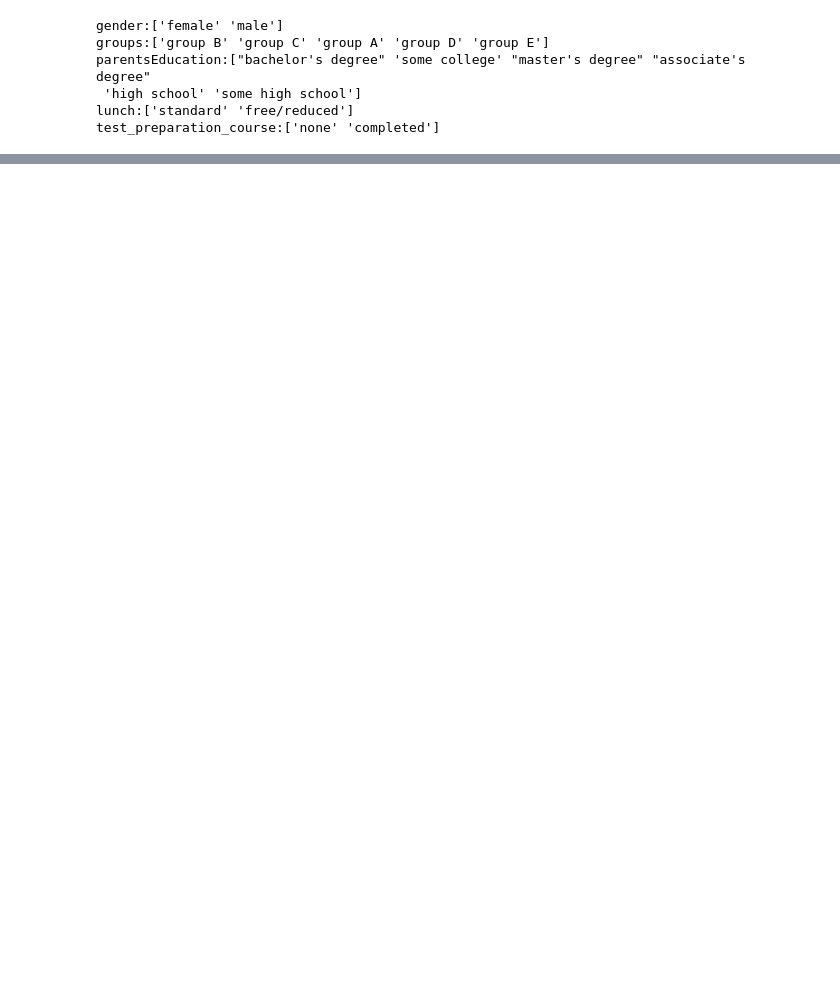
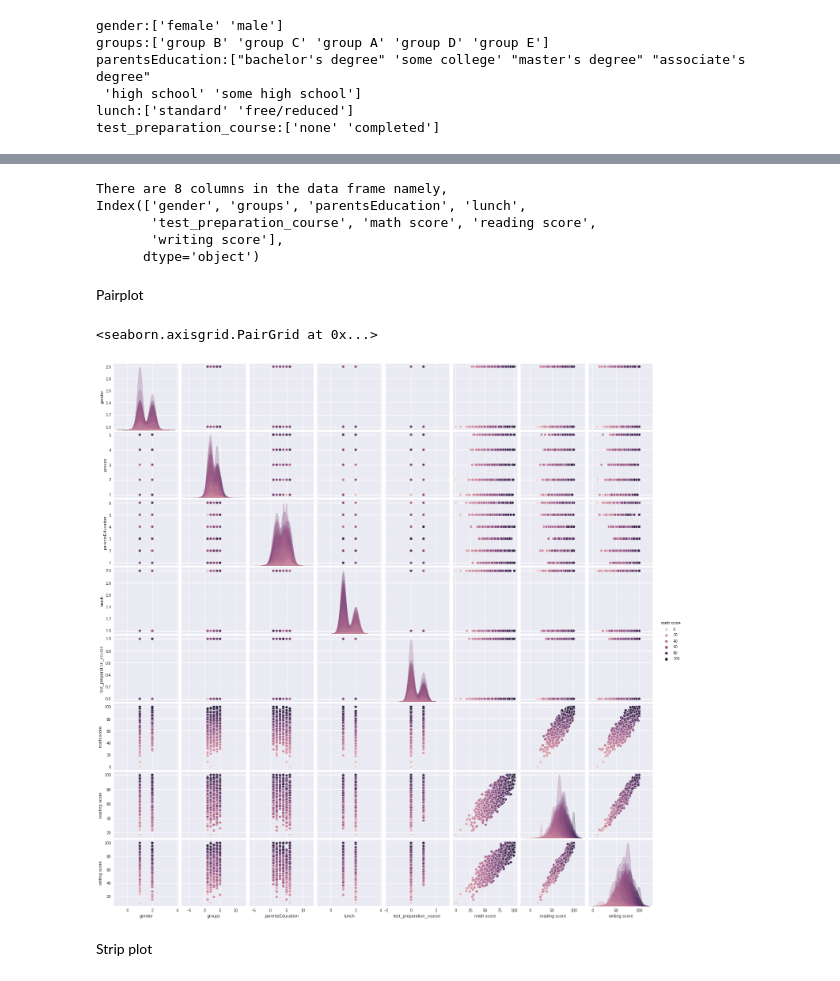
Before and after one commit to sejallotliker/MLnow_2.0, a Jupyter notebook: ML_EDA_Students_performance_in_exam.ipynb, the cells around one changed output, grey strips where cells are left out. Drawn from its saved outputs; the diff is of its cells as text; code cells hidden in the pictures; blank space fills up the shorter version.

Commit message:
Pairploting done

```diff
--- a/ML_EDA_Students_performance_in_exam.ipynb
+++ b/ML_EDA_Students_performance_in_exam.ipynb
@@ -57,0 +62,7 @@ test_preparation_course:['none' 'completed']
+# %%
+my_data['gender']=my_data['gender'].apply({'female':1, 'male':2}.get)
+my_data['groups']=my_data['groups'].apply({'group B':1, 'group C':2, 'group A':3, 'group D':4, 'group E':5}.get)
+my_data['parentsEducation']=my_data['parentsEducation'].apply({"bachelor's degree":1, 'some college':2, "master's degree":3 ,"associate's degree":4,
+ 'high school':5, 'some high school':6}.get)
+my_data['lunch']=my_data['lunch'].apply({'standard':1, 'free/reduced':2}.get)
+my_data['test_preparation_course']=my_data['test_preparation_course'].apply({'none':0, 'completed':1}.get)
@@ -57,0 +94,26 @@ test_preparation_course:['none' 'completed']
+# %%
+print(f'''There are {len(my_data.columns)} columns in the data frame namely,
+{my_data.columns}''')
+# %% [output]
+There are 8 columns in the data frame namely,
+Index(['gender', 'groups', 'parentsEducation', 'lunch',
+       'test_preparation_course', 'math score', 'reading score',
+       'writing score'],
+      dtype='object')
+# %% [markdown]
+Pairplot
+# %%
+sns.pairplot(my_data,
+             x_vars = ['gender', 'groups', 'parentsEducation', 'lunch',
+       'test_preparation_course', 'math score', 'reading score',
+       'writing score'],
+             y_vars = ['gender', 'groups', 'parentsEducation', 'lunch',
+       'test_preparation_course', 'math score', 'reading score',
+       'writing score'],
+             diag_kind='kde', hue='math score'
+             )
+# %% [output]
+<seaborn.axisgrid.PairGrid at 0x...>
+[figure, added]
+# %% [markdown]
+Strip plot
```
Also changed, not shown: parts of 5 cells of this notebook.
